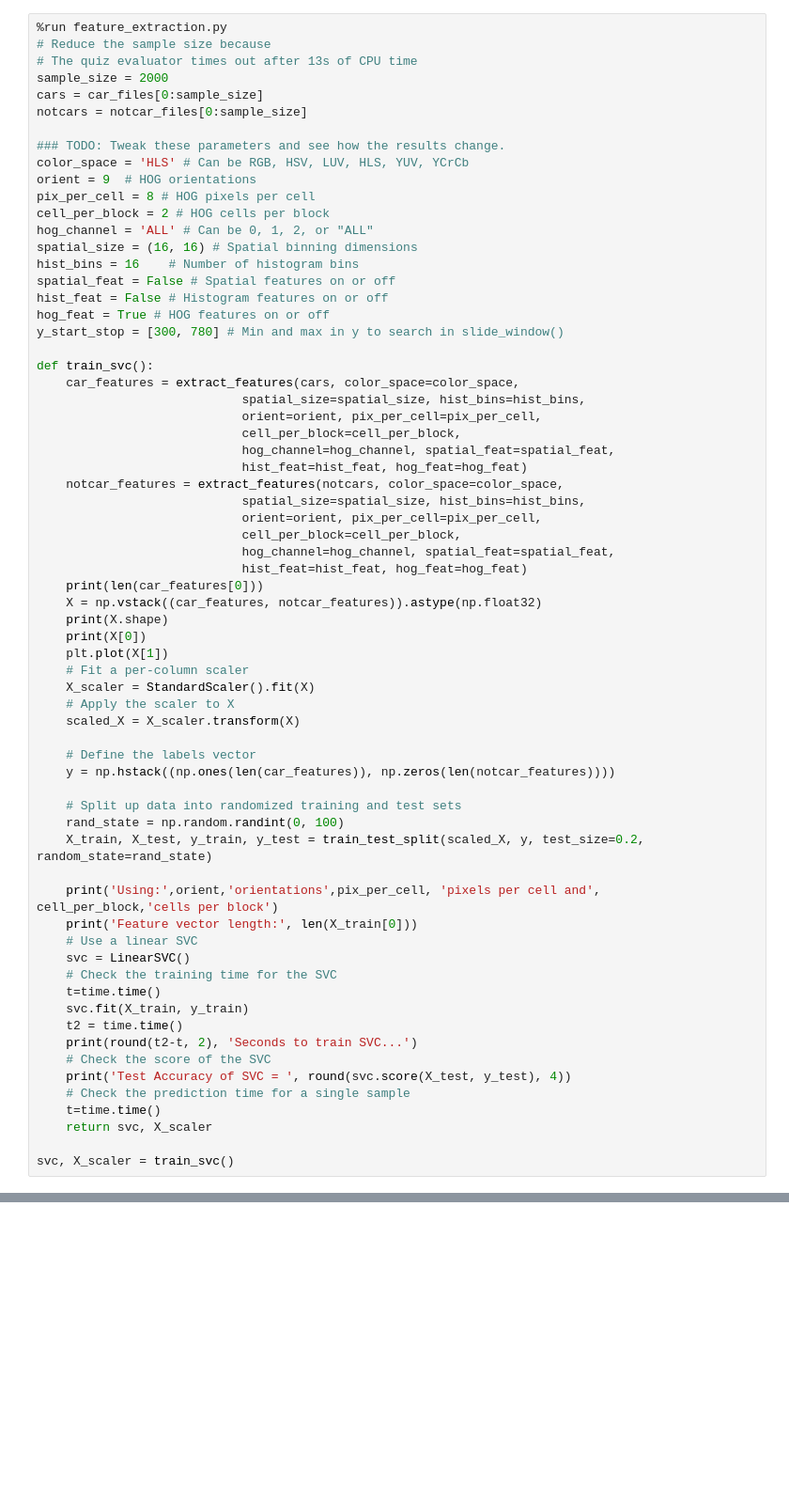
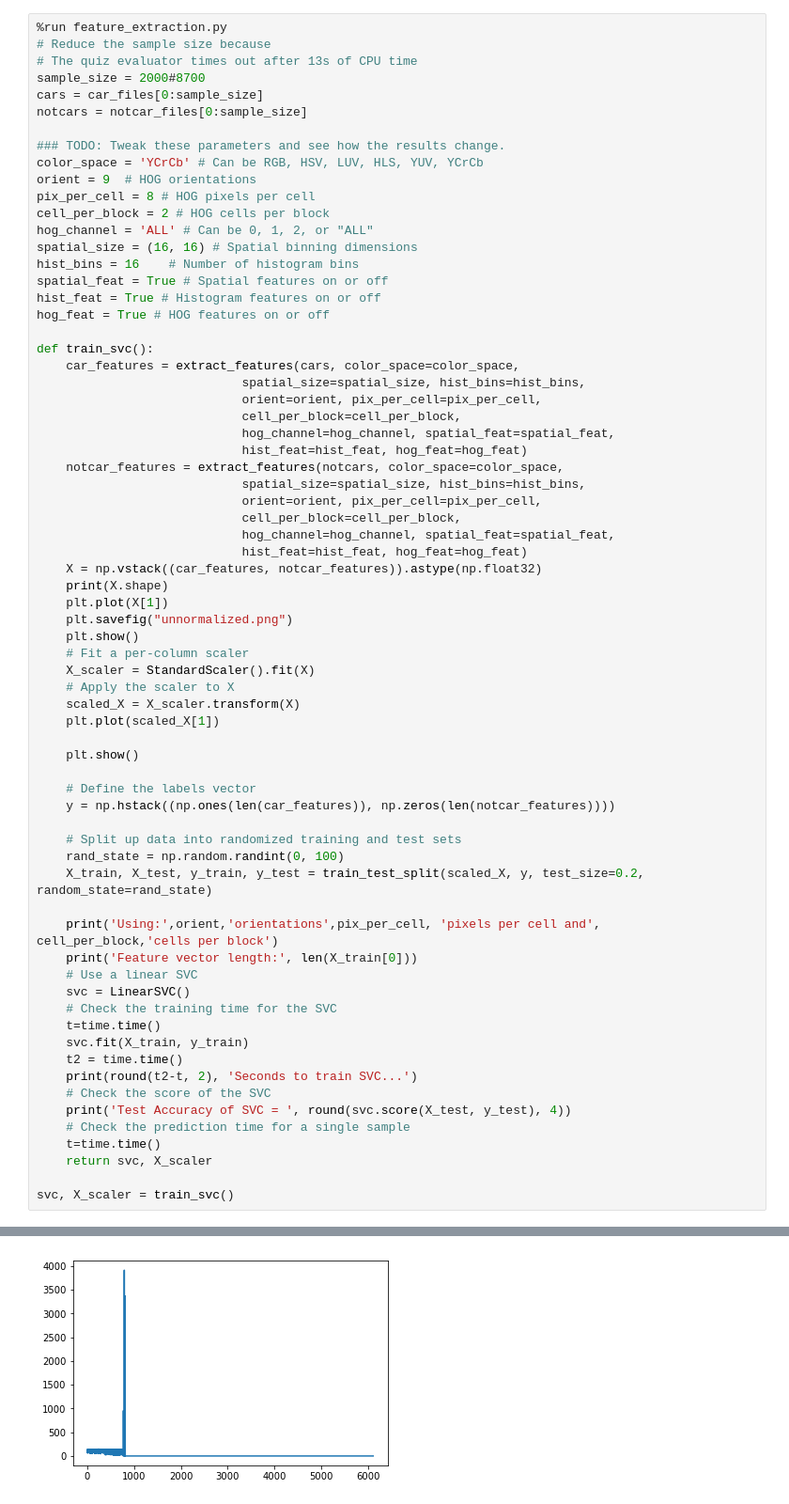
Before and after one commit to jocmom/CarND-Vehicle-Detection, a Jupyter notebook: P5.ipynb, the cells around one changed output, grey strips where cells are left out. Shown: that part at 94% size. Saved outputs shown, nothing was run; the diff lists cells and outputs as text; blank space fills up the shorter version.

```diff
--- a/P5.ipynb
+++ b/P5.ipynb
@@ -67,22 +67,21 @@ plt.plot()
 %run feature_extraction.py
 # Reduce the sample size because
 # The quiz evaluator times out after 13s of CPU time
-sample_size = 2000
+sample_size = 2000#8700
 cars = car_files[0:sample_size]
 notcars = notcar_files[0:sample_size]
 
 ### TODO: Tweak these parameters and see how the results change.
-color_space = 'HLS' # Can be RGB, HSV, LUV, HLS, YUV, YCrCb
+color_space = 'YCrCb' # Can be RGB, HSV, LUV, HLS, YUV, YCrCb
 orient = 9  # HOG orientations
 pix_per_cell = 8 # HOG pixels per cell
 cell_per_block = 2 # HOG cells per block
 hog_channel = 'ALL' # Can be 0, 1, 2, or "ALL"
 spatial_size = (16, 16) # Spatial binning dimensions
 hist_bins = 16    # Number of histogram bins
-spatial_feat = False # Spatial features on or off
-hist_feat = False # Histogram features on or off
+spatial_feat = True # Spatial features on or off
+hist_feat = True # Histogram features on or off
 hog_feat = True # HOG features on or off
-y_start_stop = [300, 780] # Min and max in y to search in slide_window()
 
 def train_svc():
     car_features = extract_features(cars, color_space=color_space,
@@ -97,15 +96,18 @@ def train_svc():
                             cell_per_block=cell_per_block,
                             hog_channel=hog_channel, spatial_feat=spatial_feat,
                             hist_feat=hist_feat, hog_feat=hog_feat)
-    print(len(car_features[0]))
     X = np.vstack((car_features, notcar_features)).astype(np.float32)
     print(X.shape)
-    print(X[0])
     plt.plot(X[1])
+    plt.savefig("unnormalized.png")
+    plt.show()
     # Fit a per-column scaler
     X_scaler = StandardScaler().fit(X)
     # Apply the scaler to X
     scaled_X = X_scaler.transform(X)
+    plt.plot(scaled_X[1])
+
+    plt.show()
 
     # Define the labels vector
     y = np.hstack((np.ones(len(car_features)), np.zeros(len(notcar_features))))
@@ -134,0 +137 @@ svc, X_scaler = train_svc()
+[figure, added]
```
Also changed, not shown: parts of 4 cells of this notebook, 1 other file.
